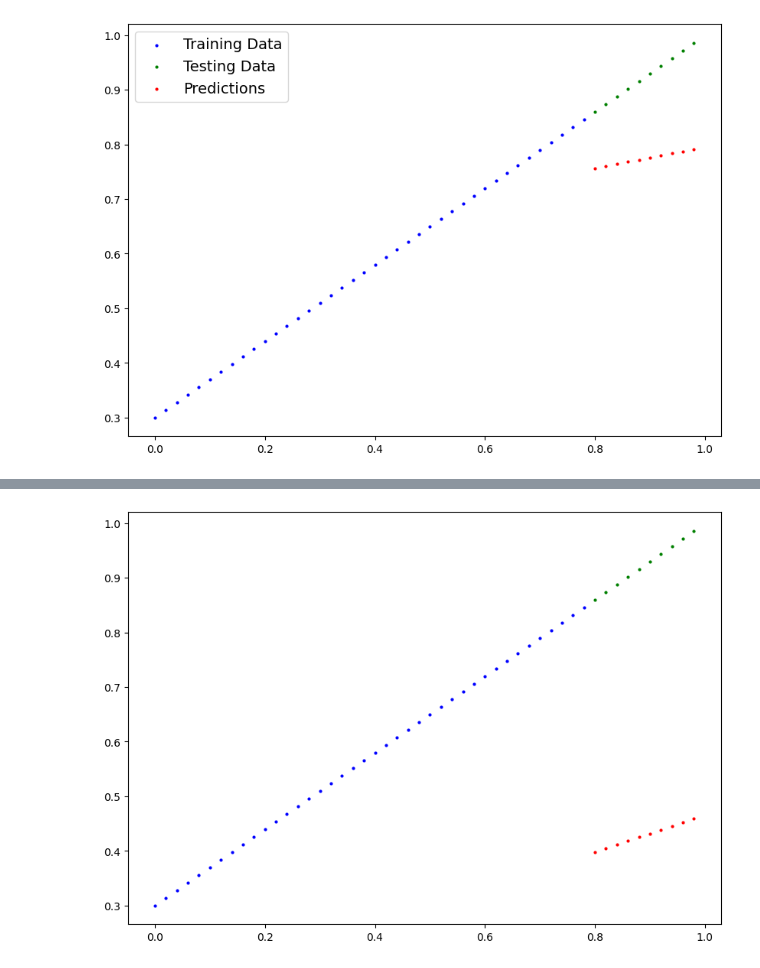
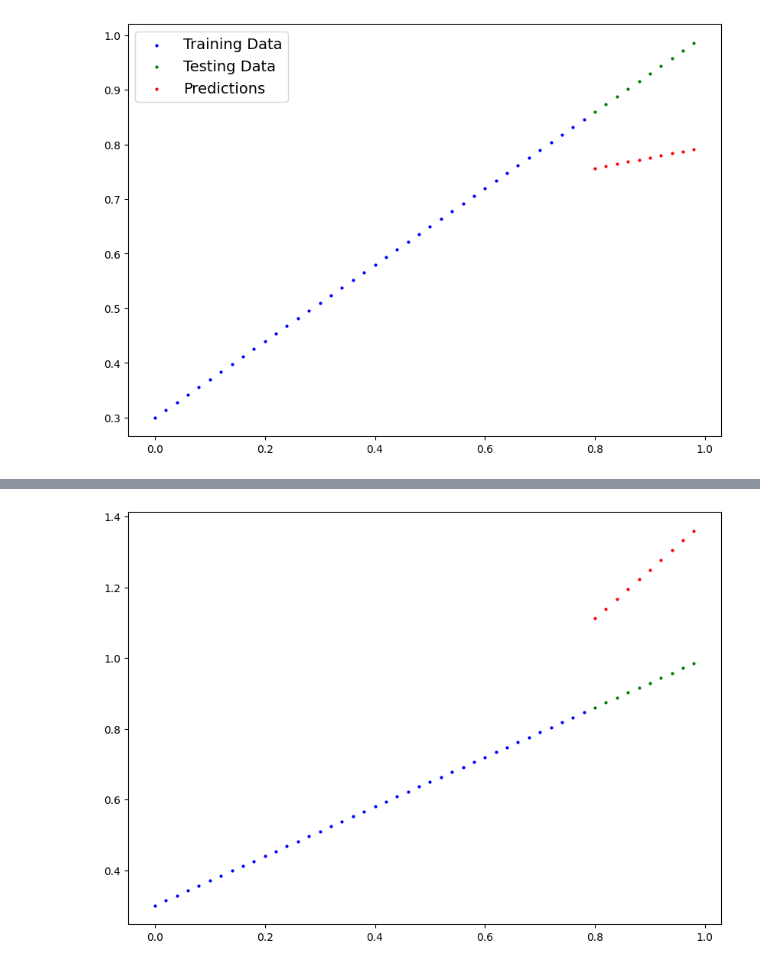
Before and after one commit to ugursirvermez/PyTorch_Education, a Jupyter notebook: pytorch_first_model.ipynb, the cells around one changed output, grey strips where cells are left out. Saved outputs shown, nothing was run; the diff lists cells and outputs as text; code cells hidden in the pictures.

Commit message:
Colab kullanılarak oluşturuldu. Son modelin doğrusal regresyon modelindeki ilerleyişi güncellendi.

```diff
--- a/pytorch_first_model.ipynb
+++ b/pytorch_first_model.ipynb
@@ -154,6 +154,7 @@ class LinearRegressionModel(nn.Module): #nn.Module Nöral Network sınıfını i
 	def forward(self, x: torch.Tensor) -> torch.Tensor: # X verimiz olacak. Bütün alt sınıfları ezen forward fonksiyonunu oluşturduk.
 		return self.weights * x + self.bias #Doğrusal regrasyon formülü -> Değerler * eğim + sapma
 
+model_0 = LinearRegressionModel()
 
 #Loss fonksiyonu (L1Loss)
 loss_fn = nn.L1Loss()
@@ -162,10 +163,7 @@ loss_fn = nn.L1Loss()
 optimizer = torch.optim.SGD(params = model_0.parameters(), lr=0.01) # Stochastic Gradient Descent işlemi için kullanılır.
 #lr'deki ondalık ne kadar artarsa o kadar az sapma miktarını değiştirir ve gözlemleriz. Virgülün sağındaki sıfır azalırsa tam tersi olur.
 
-
-model_0 = LinearRegressionModel()
-
-epochs = 1 # İlk döngümüz 10 kadar olacak.
+epochs = 10 # İlk döngümüz 10 kadar olacak.
 
 torch.manual_seed(42)
 
@@ -205 +212 @@ Loss: 0.31288138031959534
-[figure, old version]
+[figure, new version]
```
Also changed, not shown: parts of 1 cell of this notebook.
